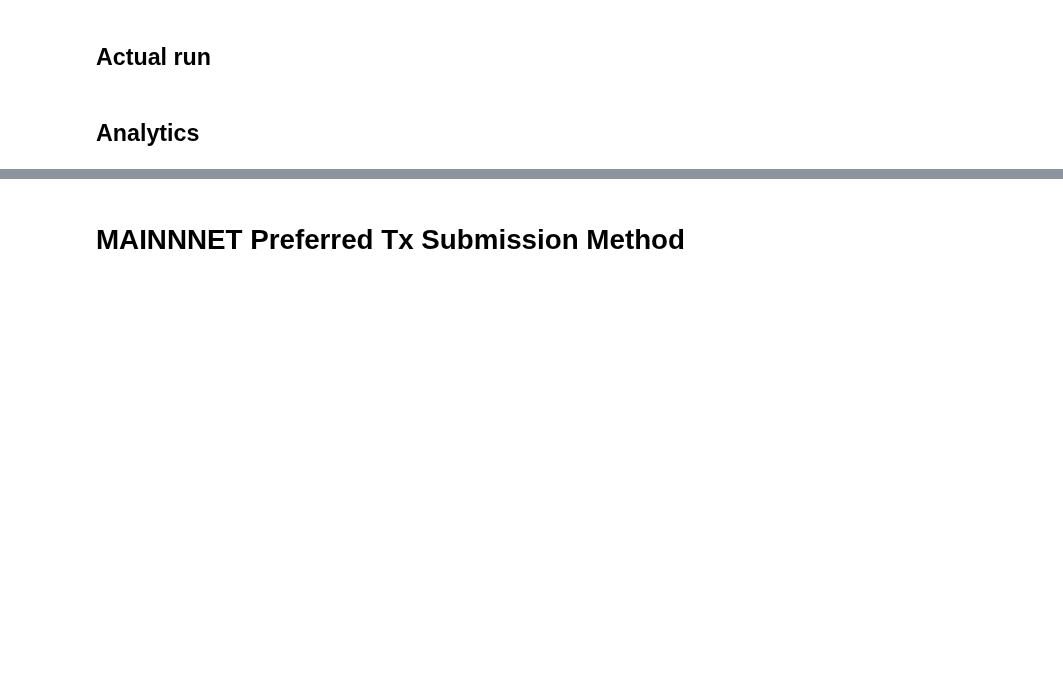
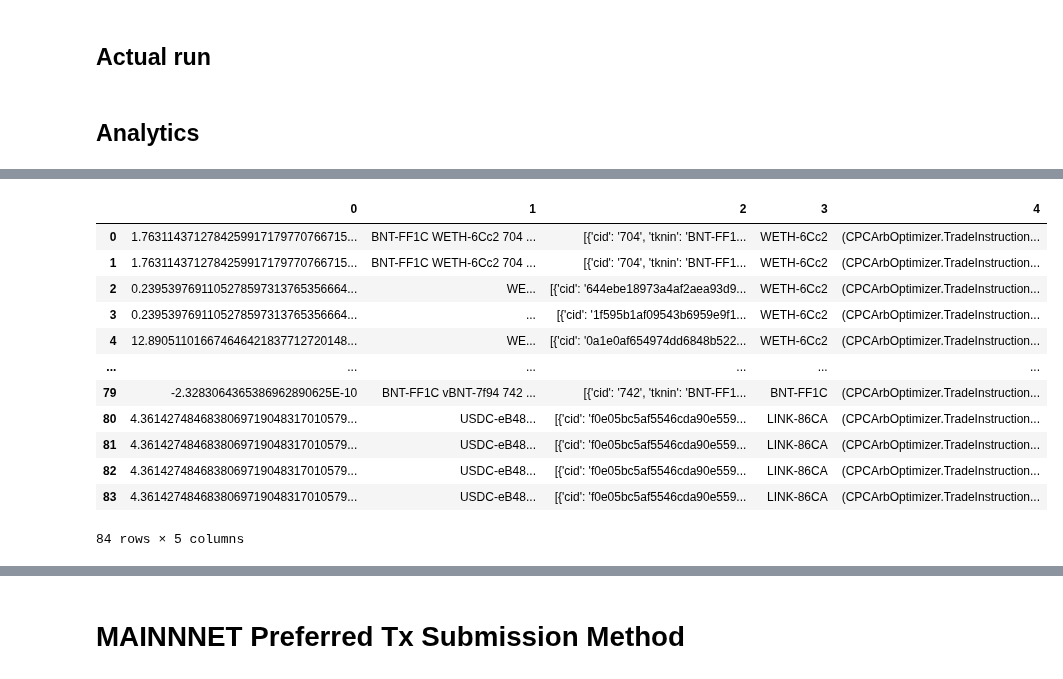
Before and after one commit to bancorprotocol/fastlane-bot, a Jupyter notebook: resources/NBTest/_NBTest_024_TestingRunMAINNNET_triangle.ipynb, the cells around one changed output, grey strips where cells are left out. Drawn from its saved outputs; the diff is of its cells as text; code cells hidden in the pictures; blank space fills up the shorter version.

```diff
--- a/resources/NBTest/_NBTest_024_TestingRunMAINNNET_triangle.ipynb
+++ b/resources/NBTest/_NBTest_024_TestingRunMAINNNET_triangle.ipynb
@@ -87,7 +87,7 @@ from fastlane_bot.tools.optimizer import CPCArbOptimizer
 # %% [markdown]
 ## Actual run
 # %%
-flashloan_tokens = [T.WETH]#, T.DAI, T.USDC, T.USDT, T.WBTC, T.BNT]
+flashloan_tokens = [T.WETH, T.USDC , T.DAI, T.USDT, T.WBTC, T.BNT, T.LINK]
 # %% [markdown]
 ## Analytics
 # %%
@@ -283,0 +261,19 @@ CCm.bypairs(f"{tkn0}/{tkn1}").byparams(exchange='carbon_v1').curves
+# %%
+df = pd.DataFrame(candidates)
+# for i in range(len(df)):
+#     print(df[4][i][0].tknout)
+df
+# %% [output]
+|  | 0 | 1 | 2 | 3 | 4 |
+| 0 | 1.7631143712784259917179770766715... | BNT-FF1C WETH-6Cc2 704 ... | [{'cid': '704', 'tknin': 'BNT-FF1... | WETH-6Cc2 | (CPCArbOptimizer.TradeInstruction... |
+| 1 | 1.7631143712784259917179770766715... | BNT-FF1C WETH-6Cc2 704 ... | [{'cid': '704', 'tknin': 'BNT-FF1... | WETH-6Cc2 | (CPCArbOptimizer.TradeInstruction... |
+| 2 | 0.2395397691105278597313765356664... | WE... | [{'cid': '644ebe18973a4af2aea93d9... | WETH-6Cc2 | (CPCArbOptimizer.TradeInstruction... |
+| 3 | 0.2395397691105278597313765356664... | ... | [{'cid': '1f595b1af09543b6959e9f1... | WETH-6Cc2 | (CPCArbOptimizer.TradeInstruction... |
+| 4 | 12.890511016674646421837712720148... | WE... | [{'cid': '0a1e0af654974dd6848b522... | WETH-6Cc2 | (CPCArbOptimizer.TradeInstruction... |
+| ... | ... | ... | ... | ... | ... |
+| 79 | -2.3283064365386962890625E-10 | BNT-FF1C vBNT-7f94 742 ... | [{'cid': '742', 'tknin': 'BNT-FF1... | BNT-FF1C | (CPCArbOptimizer.TradeInstruction... |
+| 80 | 4.3614274846838069719048317010579... | USDC-eB48... | [{'cid': 'f0e05bc5af5546cda90e559... | LINK-86CA | (CPCArbOptimizer.TradeInstruction... |
+| 81 | 4.3614274846838069719048317010579... | USDC-eB48... | [{'cid': 'f0e05bc5af5546cda90e559... | LINK-86CA | (CPCArbOptimizer.TradeInstruction... |
+| 82 | 4.3614274846838069719048317010579... | USDC-eB48... | [{'cid': 'f0e05bc5af5546cda90e559... | LINK-86CA | (CPCArbOptimizer.TradeInstruction... |
+| 83 | 4.3614274846838069719048317010579... | USDC-eB48... | [{'cid': 'f0e05bc5af5546cda90e559... | LINK-86CA | (CPCArbOptimizer.TradeInstruction... |
+84 rows × 5 columns
```
Also changed, not shown: parts of 15 cells of this notebook.
